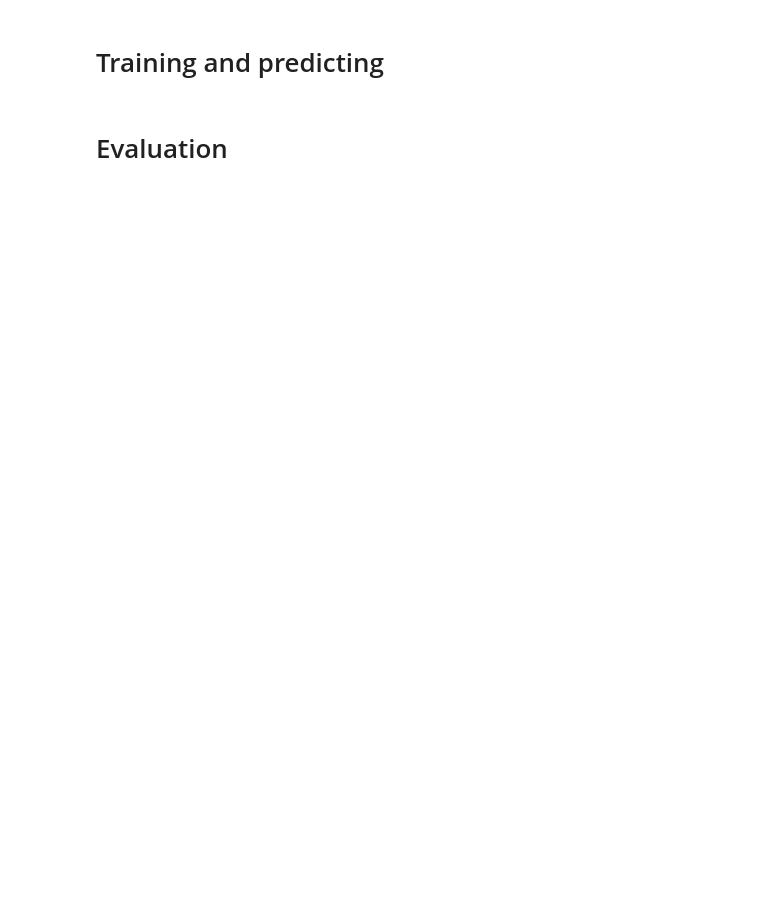
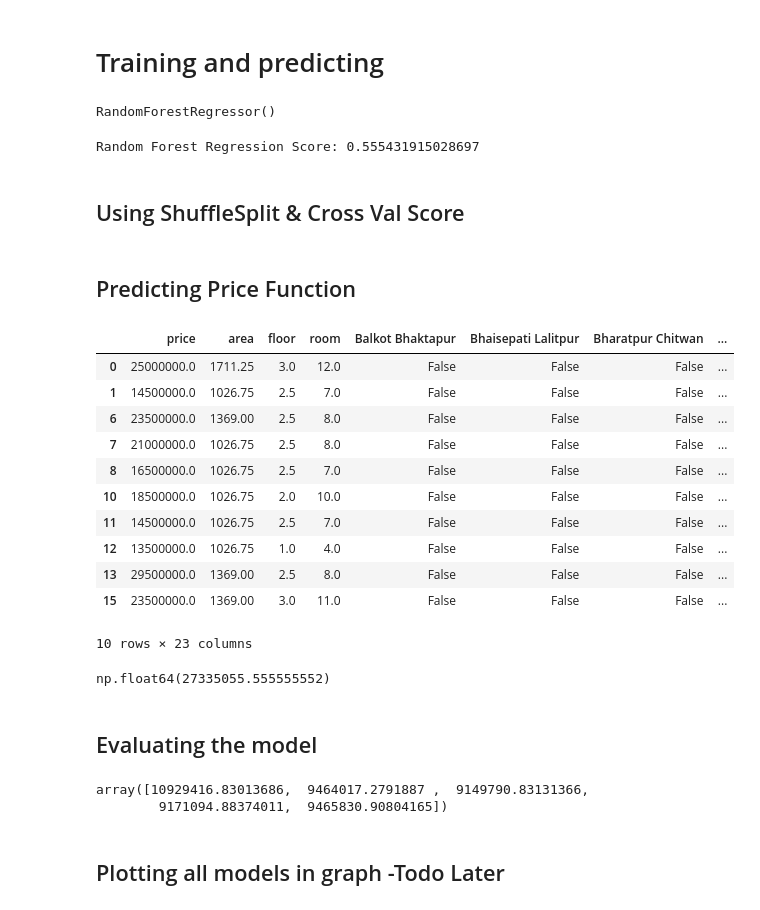
Before and after one commit to SanzayKdg/real-estate-house-price-prediction, a Jupyter notebook: models/Real-Estate-HPPP.ipynb, the cells around one changed output. Cells and saved outputs as stored; diff of their text form; code cells hidden in the pictures; blank space fills up the shorter version.

Commit message:
project completed for using libraries only

```diff
--- a/models/Real-Estate-HPPP.ipynb
+++ b/models/Real-Estate-HPPP.ipynb
@@ -156,0 +315,4 @@ df.head()
+# %%
+df3 = df2.copy()
+df4 = df3.drop(['title', 'district', 'bedroom', 'bathroom', 'livingroom', 'kitchen', 'parking', 'link', 'pp_sqft'], axis='columns')
+df4.head()
@@ -156,0 +326,3 @@ df.head()
+# %%
+dummies = pd.get_dummies(df4.location)
+dummies.head()
@@ -156,0 +336,3 @@ df.head()
+# %%
+df5 = pd.concat([df4, dummies.drop('other', axis='columns')], axis='columns')
+df5.head()
@@ -156,0 +347,3 @@ df.head()
+# %%
+df6 = df5.drop('location', axis='columns')
+df6.head()
@@ -159,4 +403,2 @@ df.head()
 # %% [markdown]
 # Training and predicting
-# %% [markdown]
-# Evaluation
@@ -162,0 +414,16 @@ df.head()
+# %%
+# lr_clf.fit(X_train, Y_train)
+# dt_clf.fit(X_train, Y_train)
+rf_clf.fit(X_train, Y_train)
+# kn_clf.fit(X_train, Y_train)
+# %% [output]
+RandomForestRegressor()
+# %%
+# print(f"Linear Regression Score: {lr_clf.score(X_test, Y_test)} ")
+# print(f"Decision Tree Regression Score: {dt_clf.score(X_test, Y_test)} ")
+print(f"Random Forest Regression Score: {rf_clf.score(X_test, Y_test)} ")
+# print(f"K-Neighbors Regression Score: {kn_clf.score(X_test, Y_test)} ")
+# %% [output]
+Random Forest Regression Score: 0.555431915028697
+# %% [markdown]
+## Using ShuffleSplit & Cross Val Score
@@ -162,0 +435,2 @@ df.head()
+# %% [markdown]
+## Predicting Price Function
@@ -162,0 +457,30 @@ df.head()
+# %%
+df6.head(10)
+# %% [output]
+|  | price | area | floor | room | Balkot Bhaktapur | Bhaisepati Lalitpur | Bharatpur Chitwan | ... |
+| 0 | 25000000.0 | 1711.25 | 3.0 | 12.0 | False | False | False | ... |
+| 1 | 14500000.0 | 1026.75 | 2.5 | 7.0 | False | False | False | ... |
+| 6 | 23500000.0 | 1369.00 | 2.5 | 8.0 | False | False | False | ... |
+| 7 | 21000000.0 | 1026.75 | 2.5 | 8.0 | False | False | False | ... |
+| 8 | 16500000.0 | 1026.75 | 2.5 | 7.0 | False | False | False | ... |
+| 10 | 18500000.0 | 1026.75 | 2.0 | 10.0 | False | False | False | ... |
+| 11 | 14500000.0 | 1026.75 | 2.5 | 7.0 | False | False | False | ... |
+| 12 | 13500000.0 | 1026.75 | 1.0 | 4.0 | False | False | False | ... |
+| 13 | 29500000.0 | 1369.00 | 2.5 | 8.0 | False | False | False | ... |
+| 15 | 23500000.0 | 1369.00 | 3.0 | 11.0 | False | False | False | ... |
+10 rows × 23 columns
+# %%
+output = predict_price('Sitapaila Kathmandu', 1711.25, 3.0, 12.0)
+output
+# %% [output]
+np.float64(27335055.555555552)
+# %% [markdown]
+## Evaluating the model
+# %%
+rmse_scores = np.sqrt(-scores)
+rmse_scores
+# %% [output]
+array([10929416.83013686,  9464017.2791887 ,  9149790.83131366,
+        9171094.88374011,  9465830.90804165])
+# %% [markdown]
+## Plotting all models in graph -Todo Later
```
Also changed, not shown: parts of 33 cells of this notebook, 27 other files.
